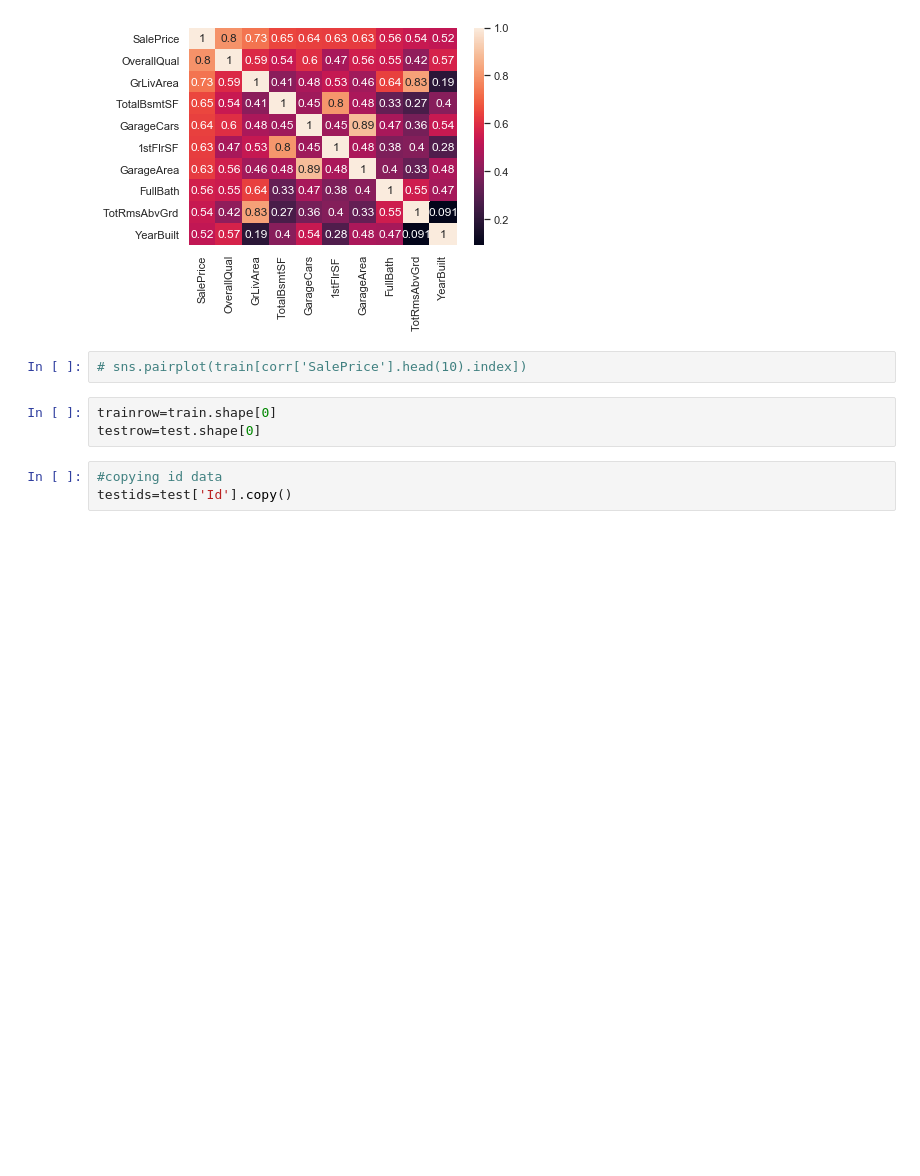
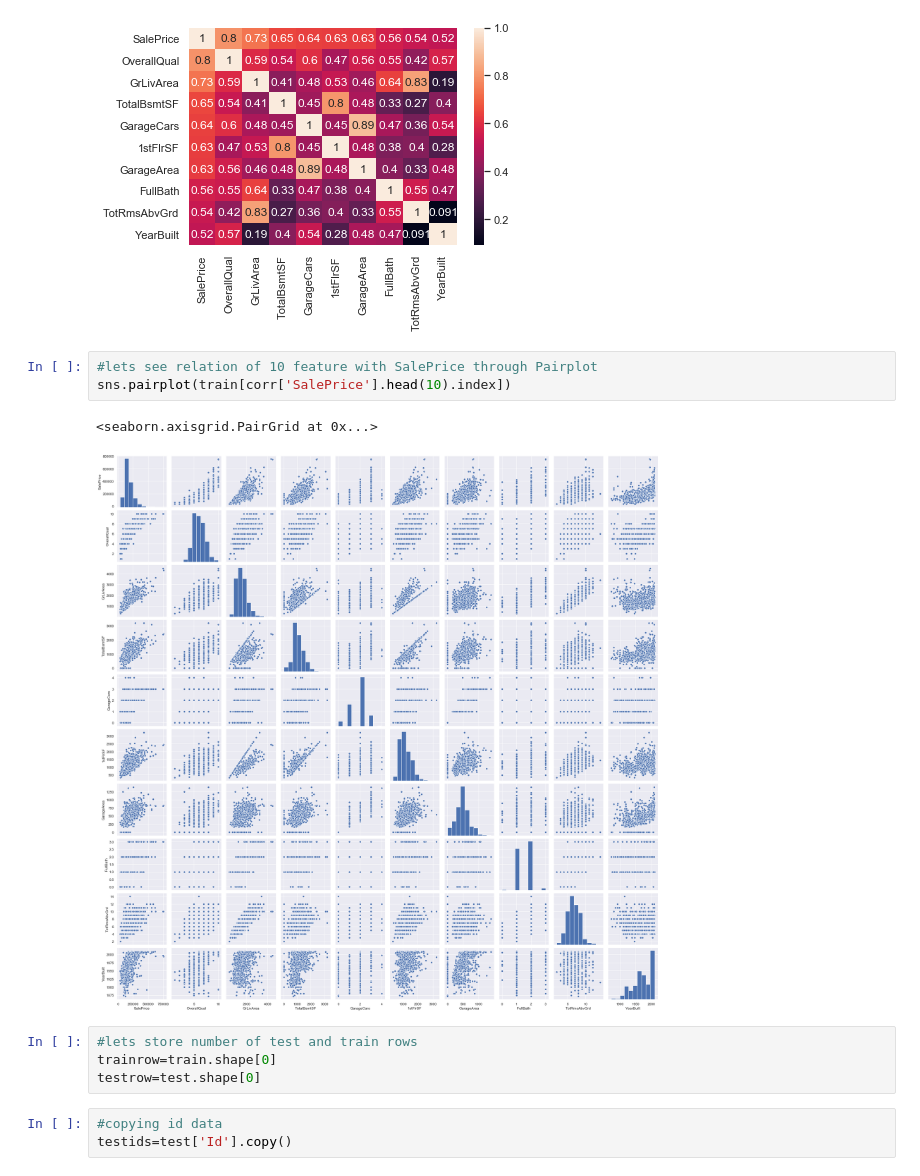
Before and after one commit to vishalvanpariya/HousePrice-Prediction-Kaggle, a Jupyter notebook: house-price-prediction-kaggle-competition.ipynb, the cells around one changed output. Cells and saved outputs as stored; diff of their text form; blank space fills up the shorter version.

```diff
--- a/house-price-prediction-kaggle-competition.ipynb
+++ b/house-price-prediction-kaggle-competition.ipynb
@@ -70,8 +75,13 @@ plt.show()
 # %% [output]
 [figure]
 # %%
-# sns.pairplot(train[corr['SalePrice'].head(10).index])
+#lets see relation of 10 feature with SalePrice through Pairplot
+sns.pairplot(train[corr['SalePrice'].head(10).index])
+# %% [output]
+<seaborn.axisgrid.PairGrid at 0x...>
+[figure, added]
 # %%
+#lets store number of test and train rows
 trainrow=train.shape[0]
 testrow=test.shape[0]
 # %%
```
Also changed, not shown: parts of 26 cells of this notebook.
